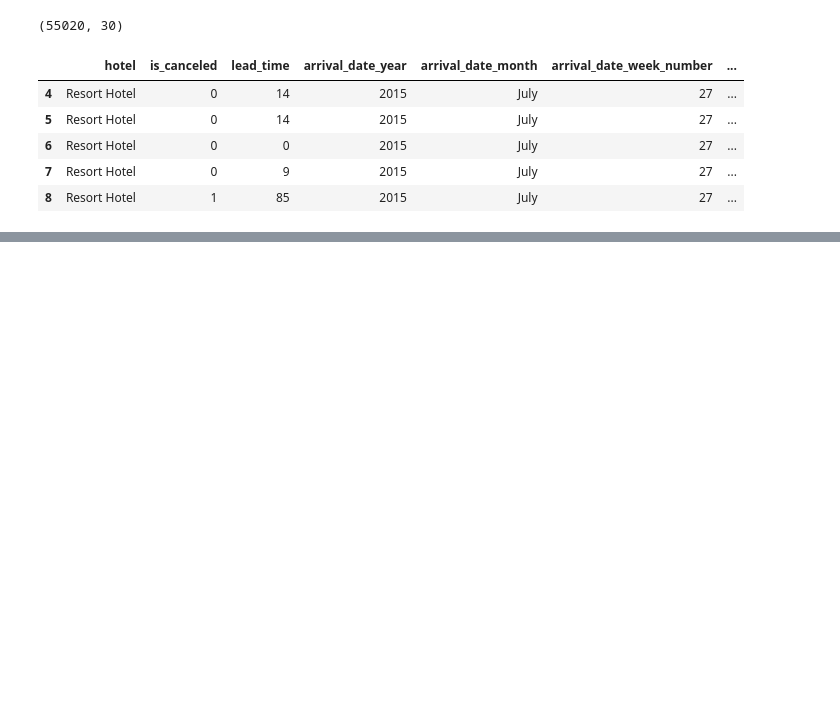
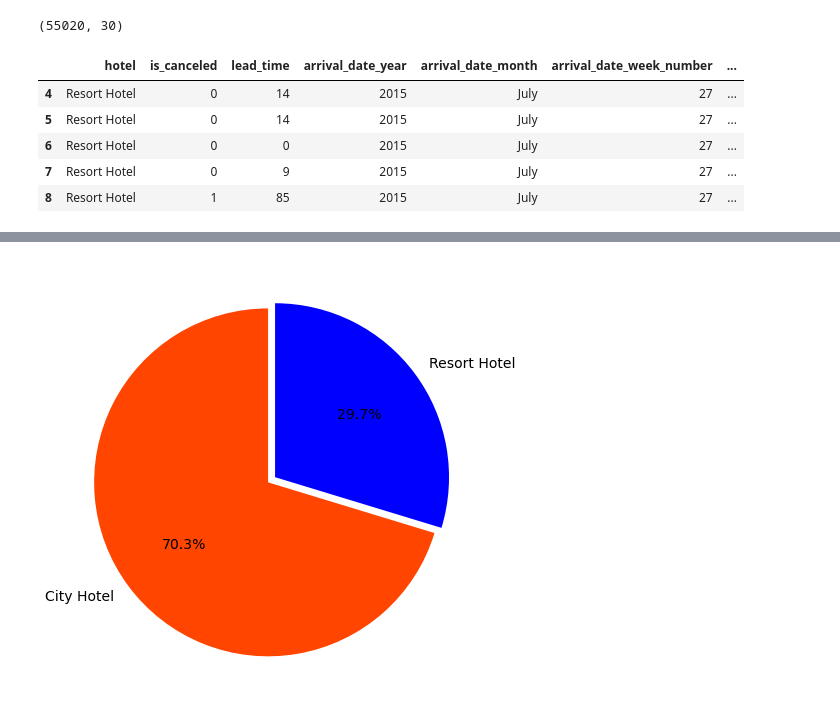
Before and after one commit to kamya11/Hotel-Booking-EDA, a Jupyter notebook: Hotel_Booking_EDA.ipynb, the cells around one changed output, grey strips where cells are left out. Cells and saved outputs as stored; diff of their text form; code cells hidden in the pictures; blank space fills up the shorter version.

```diff
--- a/Hotel_Booking_EDA.ipynb
+++ b/Hotel_Booking_EDA.ipynb
@@ -206,0 +227,12 @@ data.head(5) # data without outliers
+# %%
+# Checking the percentage of hotel type using pie chart
+
+labels = data['hotel'].value_counts().index.tolist()
+sizes = data['hotel'].value_counts().tolist()
+explode = (0, 0.05)
+colors = ['orangered', 'blue']
+
+plt.pie(sizes, explode=explode, labels=labels, colors=colors, autopct='%1.1f%%',startangle =90, textprops={'fontsize': 14})
+plt.show()
+# %% [output]
+[figure, added]
```
Also changed, not shown: parts of 8 cells of this notebook.
